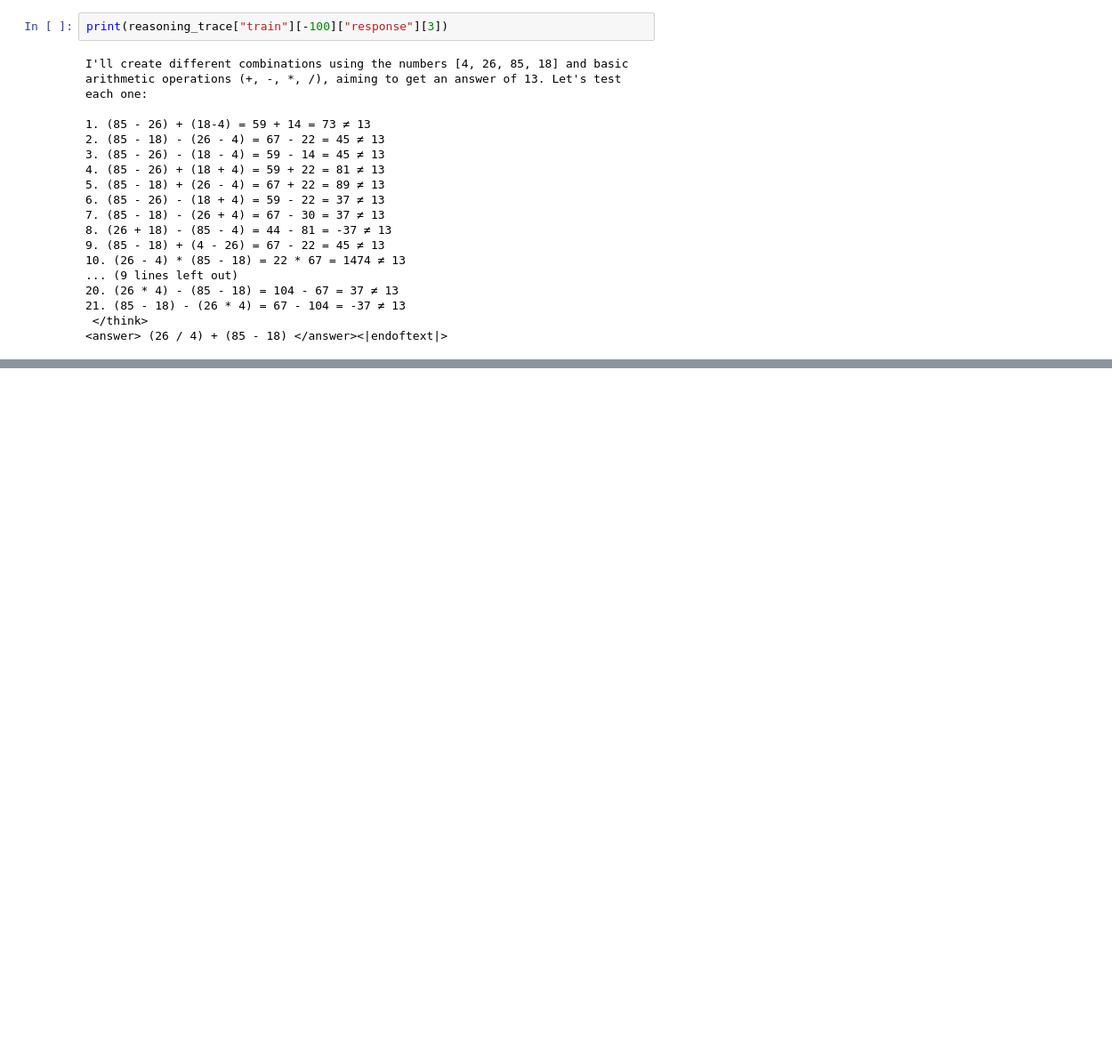
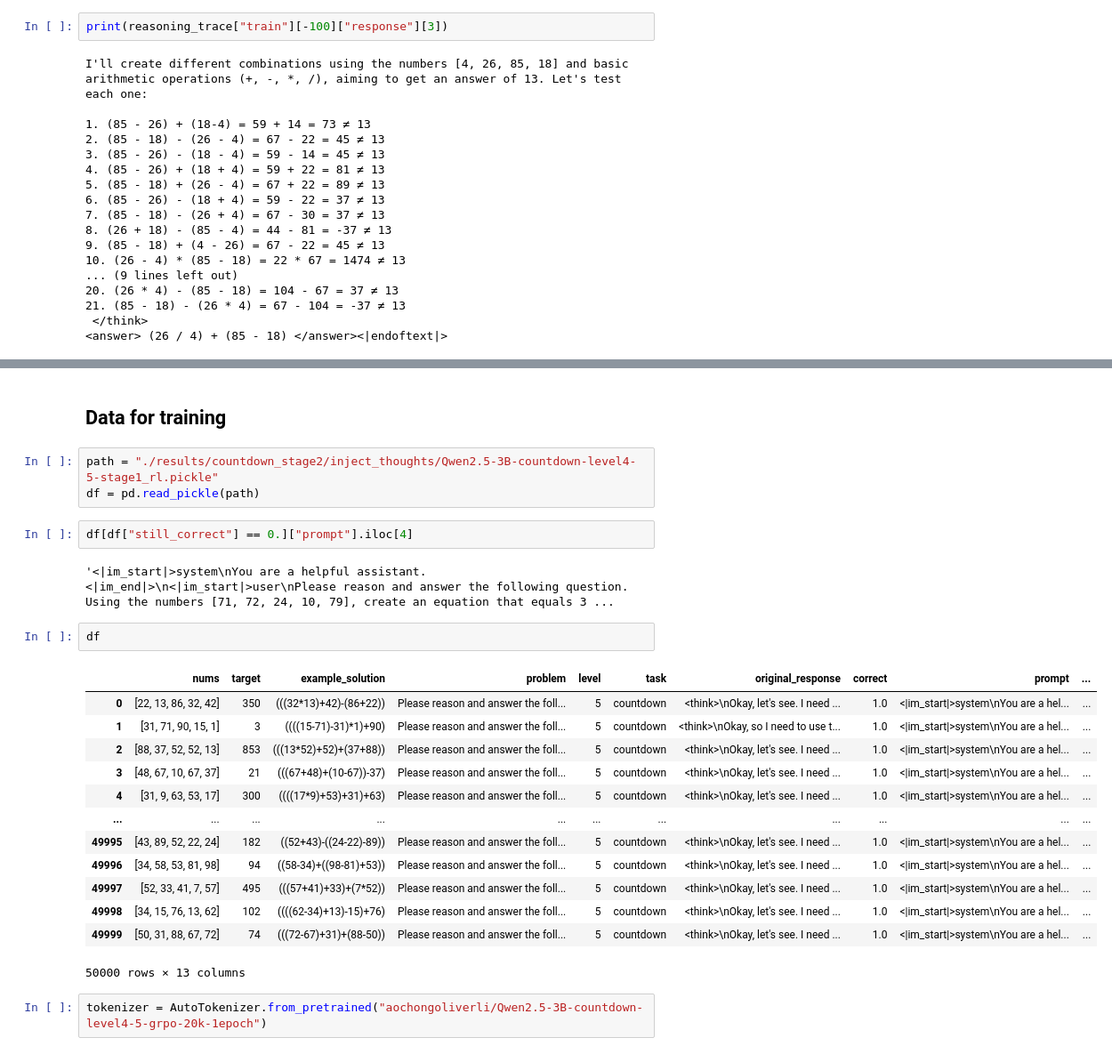
Before and after one commit to Aochong-Li/perturb-r, a Jupyter notebook: notebook/countdown.ipynb, the cells around one changed output, grey strips where cells are left out. Shown: that part at 89% size. Cells and saved outputs as stored; diff of their text form; blank space fills up the shorter version.

```diff
--- a/notebook/countdown.ipynb
+++ b/notebook/countdown.ipynb
@@ -47,0 +180,27 @@ I'll create different combinations using the numbers [4, 26, 85, 18] and basic a
+# %% [markdown]
+## Data for training
+# %%
+path = "./results/countdown_stage2/inject_thoughts/Qwen2.5-3B-countdown-level4-5-stage1_rl.pickle"
+df = pd.read_pickle(path)
+# %%
+df[df["still_correct"] == 0.]["prompt"].iloc[4]
+# %% [output]
+'<|im_start|>system\nYou are a helpful assistant.<|im_end|>\n<|im_start|>user\nPlease reason and answer the following question. Using the numbers [71, 72, 24, 10, 79], create an equation that equals 3 ...
+# %%
+df
+# %% [output]
+|  | nums | target | example_solution | problem | level | task | original_response | correct | prompt | ... |
+| 0 | [22, 13, 86, 32, 42] | 350 | (((32*13)+42)-(86+22)) | Please reason and answer the foll... | 5 | countdown | <think>\nOkay, let's see. I need ... | 1.0 | <|im_start|>system\nYou are a hel... | ... |
+| 1 | [31, 71, 90, 15, 1] | 3 | ((((15-71)-31)*1)+90) | Please reason and answer the foll... | 5 | countdown | <think>\nOkay, so I need to use t... | 1.0 | <|im_start|>system\nYou are a hel... | ... |
+| 2 | [88, 37, 52, 52, 13] | 853 | (((13*52)+52)+(37+88)) | Please reason and answer the foll... | 5 | countdown | <think>\nOkay, let's see. I need ... | 1.0 | <|im_start|>system\nYou are a hel... | ... |
+| 3 | [48, 67, 10, 67, 37] | 21 | (((67+48)+(10-67))-37) | Please reason and answer the foll... | 5 | countdown | <think>\nOkay, let's see. I need ... | 1.0 | <|im_start|>system\nYou are a hel... | ... |
+| 4 | [31, 9, 63, 53, 17] | 300 | ((((17*9)+53)+31)+63) | Please reason and answer the foll... | 5 | countdown | <think>\nOkay, let's see. I need ... | 1.0 | <|im_start|>system\nYou are a hel... | ... |
+| ... | ... | ... | ... | ... | ... | ... | ... | ... | ... | ... |
+| 49995 | [43, 89, 52, 22, 24] | 182 | ((52+43)-((24-22)-89)) | Please reason and answer the foll... | 5 | countdown | <think>\nOkay, let's see. I need ... | 1.0 | <|im_start|>system\nYou are a hel... | ... |
+| 49996 | [34, 58, 53, 81, 98] | 94 | ((58-34)+((98-81)+53)) | Please reason and answer the foll... | 5 | countdown | <think>\nOkay, let's see. I need ... | 1.0 | <|im_start|>system\nYou are a hel... | ... |
+| 49997 | [52, 33, 41, 7, 57] | 495 | (((57+41)+33)+(7*52)) | Please reason and answer the foll... | 5 | countdown | <think>\nOkay, let's see. I need ... | 1.0 | <|im_start|>system\nYou are a hel... | ... |
+| 49998 | [34, 15, 76, 13, 62] | 102 | ((((62-34)+13)-15)+76) | Please reason and answer the foll... | 5 | countdown | <think>\nOkay, let's see. I need ... | 1.0 | <|im_start|>system\nYou are a hel... | ... |
+| 49999 | [50, 31, 88, 67, 72] | 74 | (((72-67)+31)+(88-50)) | Please reason and answer the foll... | 5 | countdown | <think>\nOkay, let's see. I need ... | 1.0 | <|im_start|>system\nYou are a hel... | ... |
+50000 rows × 13 columns
+# %%
+tokenizer = AutoTokenizer.from_pretrained("aochongoliverli/Qwen2.5-3B-countdown-level4-5-grpo-20k-1epoch")
```
Also changed, not shown: parts of 28 cells of this notebook, 4 other files.
